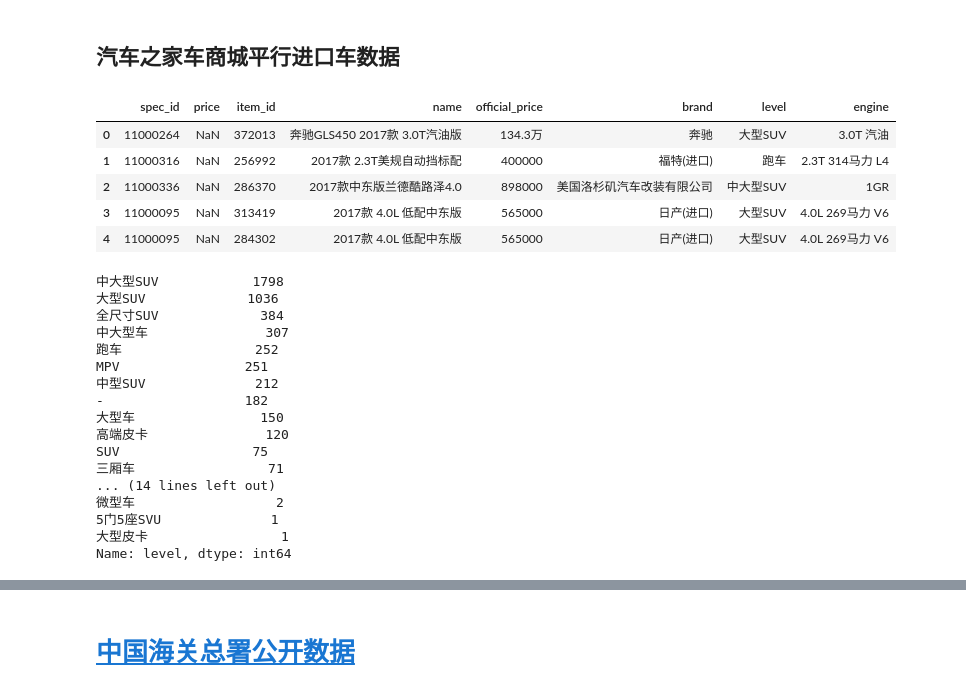
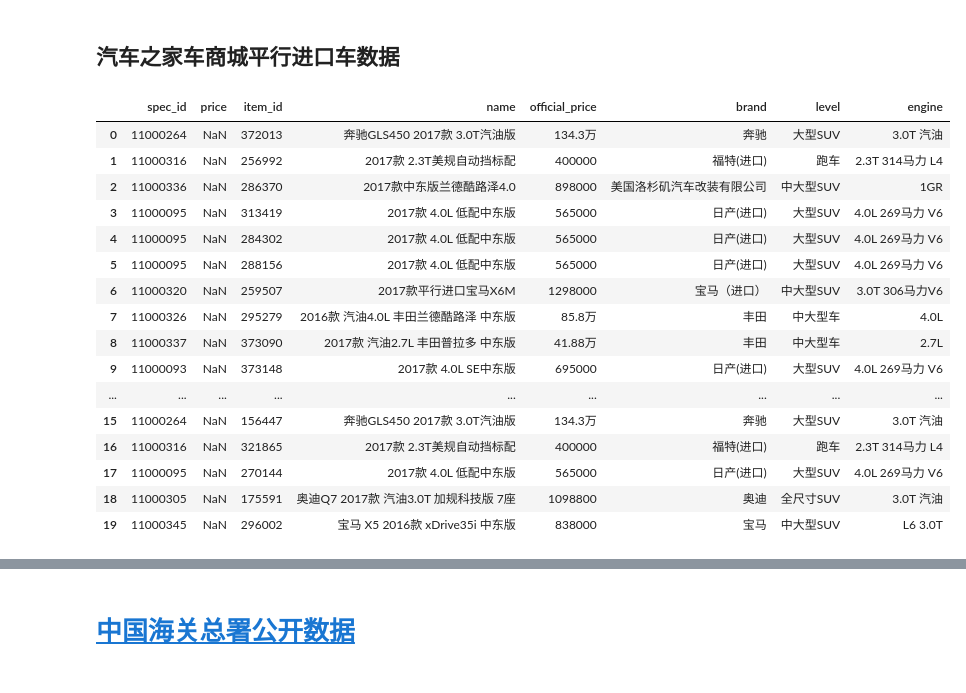
Before and after one commit to minibear0523/ParallelImportCarsResearch, a Jupyter notebook: source/ParallelImportCarsData.ipynb, the cells around one changed output, grey strips where cells are left out. Saved outputs shown, nothing was run; the diff lists cells and outputs as text; code cells hidden in the pictures.

```diff
--- a/source/ParallelImportCarsData.ipynb
+++ b/source/ParallelImportCarsData.ipynb
@@ -151,31 +151,22 @@ Name: version, dtype: int64
 # %%
 autohome_cars = pd.read_csv('autohome_cars.csv')
 # %%
-autohome_cars.head()
+autohome_cars.head(20)
 # %% [output]
 |  | spec_id | price | item_id | name | official_price | brand | level | engine |
 | 0 | 11000264 | NaN | 372013 | 奔驰GLS450 2017款 3.0T汽油版 | 134.3万 | 奔驰 | 大型SUV | 3.0T 汽油 |
 | 1 | 11000316 | NaN | 256992 | 2017款 2.3T美规自动挡标配 | 400000 | 福特(进口) | 跑车 | 2.3T 314马力 L4 |
 | 2 | 11000336 | NaN | 286370 | 2017款中东版兰德酷路泽4.0 | 898000 | 美国洛杉矶汽车改装有限公司 | 中大型SUV | 1GR |
 | 3 | 11000095 | NaN | 313419 | 2017款 4.0L 低配中东版 | 565000 | 日产(进口) | 大型SUV | 4.0L 269马力 V6 |
 | 4 | 11000095 | NaN | 284302 | 2017款 4.0L 低配中东版 | 565000 | 日产(进口) | 大型SUV | 4.0L 269马力 V6 |
+| 5 | 11000095 | NaN | 288156 | 2017款 4.0L 低配中东版 | 565000 | 日产(进口) | 大型SUV | 4.0L 269马力 V6 |
+| 6 | 11000320 | NaN | 259507 | 2017款平行进口宝马X6M | 1298000 | 宝马（进口） | 中大型SUV | 3.0T 306马力V6 |
+| 7 | 11000326 | NaN | 295279 | 2016款 汽油4.0L 丰田兰德酷路泽 中东版 | 85.8万 | 丰田 | 中大型车 | 4.0L |
+| 8 | 11000337 | NaN | 373090 | 2017款 汽油2.7L 丰田普拉多 中东版 | 41.88万 | 丰田 | 中大型车 | 2.7L |
+| 9 | 11000093 | NaN | 373148 | 2017款 4.0L SE中东版 | 695000 | 日产(进口) | 大型SUV | 4.0L 269马力 V6 |
+| ... | ... | ... | ... | ... | ... | ... | ... | ... |
+| 15 | 11000264 | NaN | 156447 | 奔驰GLS450 2017款 3.0T汽油版 | 134.3万 | 奔驰 | 大型SUV | 3.0T 汽油 |
+| 16 | 11000316 | NaN | 321865 | 2017款 2.3T美规自动挡标配 | 400000 | 福特(进口) | 跑车 | 2.3T 314马力 L4 |
+| 17 | 11000095 | NaN | 270144 | 2017款 4.0L 低配中东版 | 565000 | 日产(进口) | 大型SUV | 4.0L 269马力 V6 |
+| 18 | 11000305 | NaN | 175591 | 奥迪Q7 2017款 汽油3.0T 加规科技版 7座 | 1098800 | 奥迪 | 全尺寸SUV | 3.0T 汽油 |
+| 19 | 11000345 | NaN | 296002 | 宝马 X5 2016款 xDrive35i 中东版 | 838000 | 宝马 | 中大型SUV | L6 3.0T |
-# %%
-autohome_cars['level'].value_counts()
-# %% [output]
-中大型SUV            1798
-大型SUV             1036
-全尺寸SUV             384
-中大型车               307
-跑车                 252
-MPV                251
-中型SUV              212
--                  182
-大型车                150
-高端皮卡               120
-SUV                 75
-三厢车                 71
-... (14 lines left out)
-微型车                  2
-5门5座SVU              1
-大型皮卡                 1
-Name: level, dtype: int64
```
Also changed, not shown: parts of 4 cells of this notebook, 30 other files.
